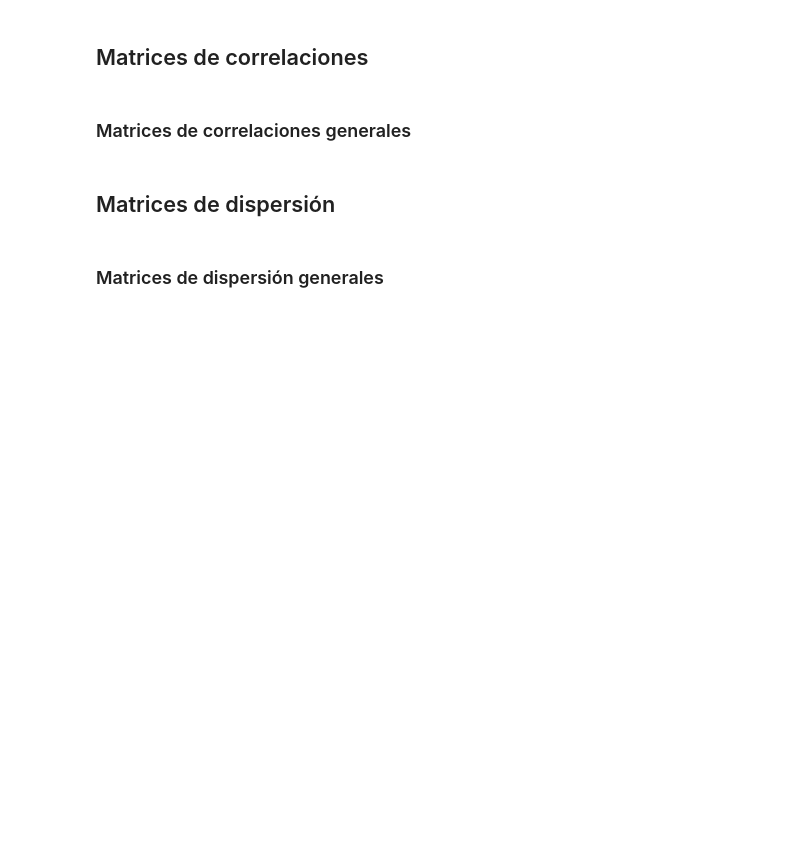
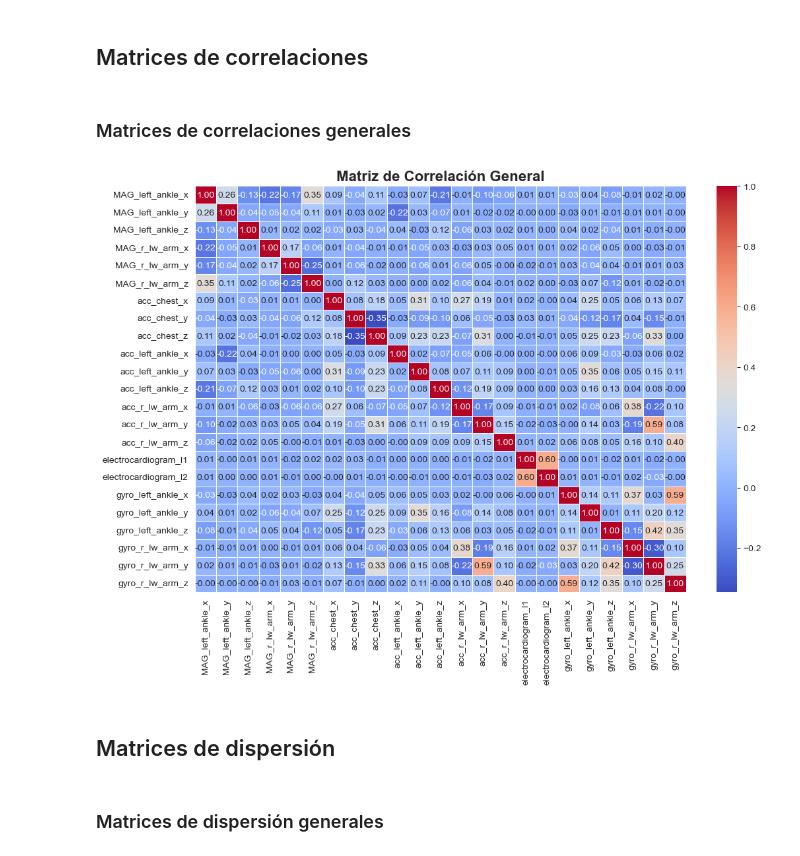
Before and after one commit to CarlosJCD/FDparaelRAHPconPython, a Jupyter notebook: Notebooks/MHEALTH.ipynb, the cells around one changed output. Drawn from its saved outputs; the diff is of its cells as text; code cells hidden in the pictures; blank space fills up the shorter version.

```diff
--- a/Notebooks/MHEALTH.ipynb
+++ b/Notebooks/MHEALTH.ipynb
@@ -426,18 +451,22 @@ for col in attributes:
 # %% [markdown]
 ### Matrices de correlaciones generales
 # %%
-output_dir = 'C:/Users/david/Documents/FD_IMAGENES/CORRELACION_GENERAL'
+#output_dir = 'C:/Users/david/Documents/FD_IMAGENES/CORRELACION_GENERAL'
+output_dir = 'C:/Users/C-Ramirez/Documents/LCC/RAHBFDP/ProyectoFinal/CORRELACION_GENERAL'
 os.makedirs(output_dir, exist_ok=True)
 
 sns.set_style(random_style())
 
 plt.figure(figsize=(12, 8))
 corr = data[attributes].corr()
 sns.heatmap(corr, annot=True, cmap='coolwarm', fmt='.2f', linewidths=0.5)
 
 plt.title('Matriz de Correlación General', fontsize=16, fontweight='bold')
 plt.savefig(f'{output_dir}/Matriz de Correlación General.png', bbox_inches='tight', facecolor='white')
+plt.show()
 plt.close()
+# %% [output]
+[figure, added]
 # %% [markdown]
 ## Matrices de dispersión
 # %% [markdown]
```
Also changed, not shown: parts of 21 cells of this notebook.
